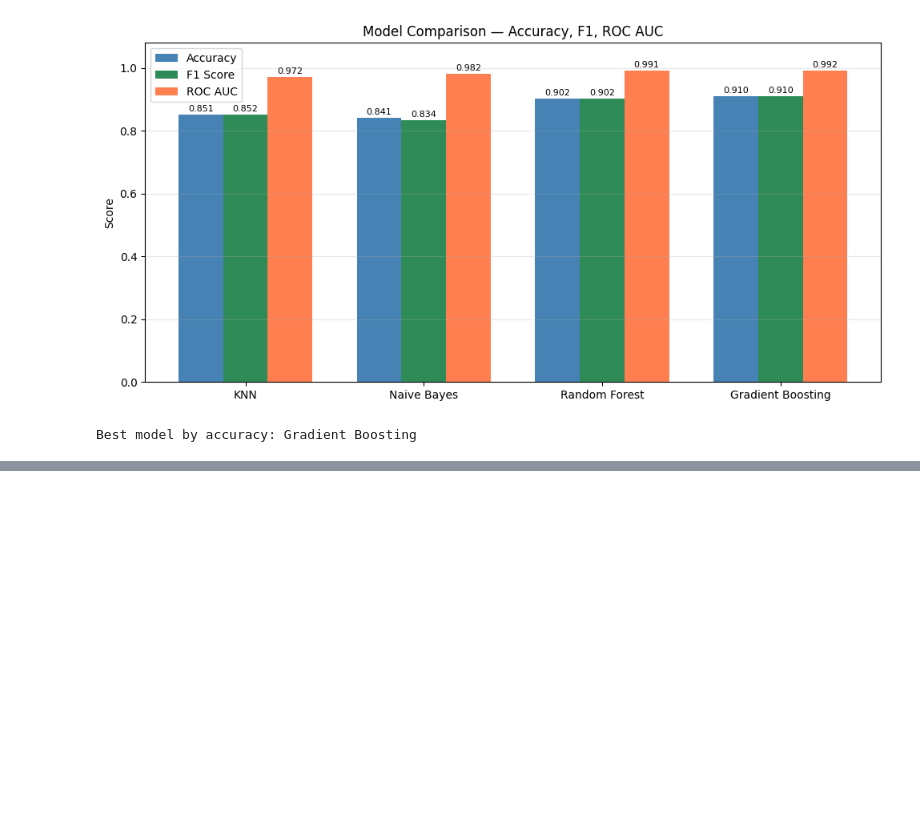
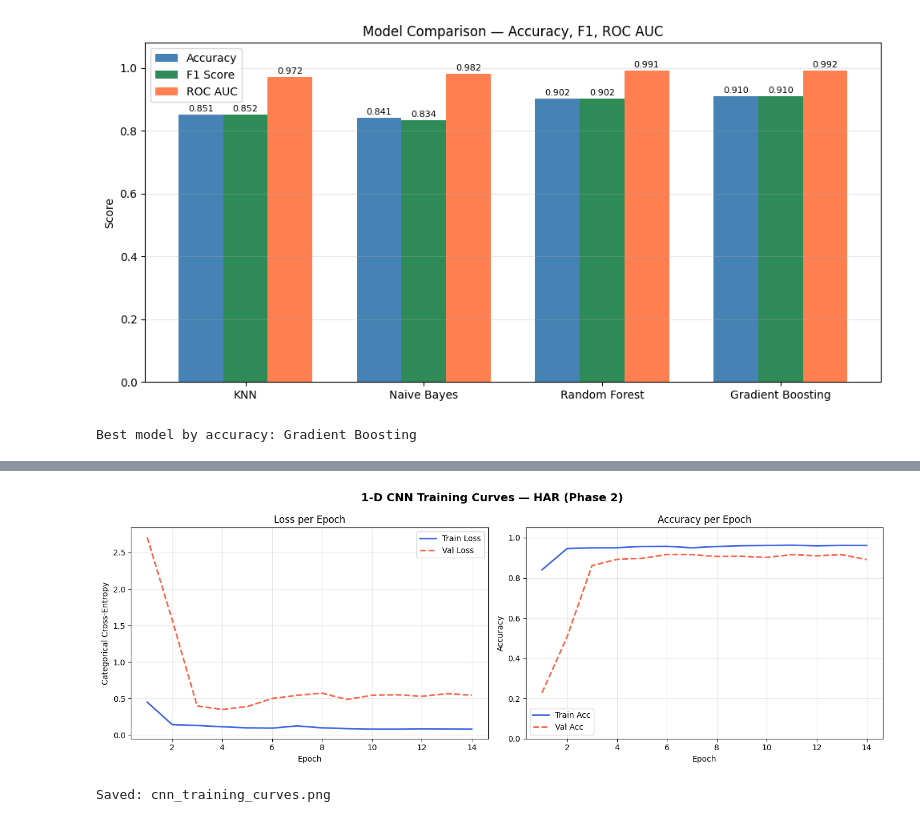
Before and after one commit to Eng0Abdo/Human-Activity-Recognition-Health-monitoring, a Jupyter notebook: project.ipynb, the cells around one changed output, grey strips where cells are left out. Saved outputs shown, nothing was run; the diff lists cells and outputs as text; code cells hidden in the pictures; blank space fills up the shorter version.

```diff
--- a/project.ipynb
+++ b/project.ipynb
@@ -22,7 +40,7 @@ All libraries imported successfully
 # %%
 def load_data():
     print('Loading UCI HAR Dataset...')
-    data_folder = 'C:\\Users\\workstation\\OneDrive\\Afbeeldingen\\library py\\fri_practice\\UCI HAR Dataset\\'
+    data_folder = '/content/UCI HAR Dataset/'
     features    = pd.read_csv(data_folder + 'features.txt', sep='\\s+', header=None, names=['id','name'])
     columnNames = features['name'].values
     labelsMap   = pd.read_csv(data_folder + 'activity_labels.txt', sep='\\s+', header=None, names=['id','activity_name'])
@@ -57,7 +75,7 @@ Test  shape : (2947, 564)
 # %%
 def load_inertial_signals(set_name):
     print(f'Loading raw signals for {set_name}...')
-    data_folder = f'C:\\Users\\workstation\\OneDrive\\Afbeeldingen\\library py\\fri_practice\\UCI HAR Dataset\\{set_name}/Inertial Signals/'
+    data_folder = f'/content/UCI HAR Dataset/{set_name}/Inertial Signals/'
     filenames = [
         'body_acc_x_','body_acc_y_','body_acc_z_',
         'body_gyro_x_','body_gyro_y_','body_gyro_z_',
@@ -537,0 +572,15 @@ Best model by accuracy: Gradient Boosting
+# %%
+le_cnn = LabelEncoder()
+
+y_train_cnn = le_cnn.fit_transform(train_data['Activity_Name'].values)
+y_test_cnn  = le_cnn.transform(test_data['Activity_Name'].values)
+
+NUM_CLASSES = len(le_cnn.classes_)
+
+
+y_train_oh = to_categorical(y_train_cnn, NUM_CLASSES)
+y_test_oh  = to_categorical(y_test_cnn,  NUM_CLASSES)
+
+print(f'X_train_raw : {X_train_raw.shape}  →  (samples, timesteps=128, channels=9)')
+print(f'y_train_oh  : {y_train_oh.shape}')
+print(f'Classes     : {list(le_cnn.classes_)}')
@@ -537,0 +735,32 @@ Best model by accuracy: Gradient Boosting
+# %%
+
+epochs_ran = range(1, len(history.history['loss']) + 1)
+
+fig, axes = plt.subplots(1, 2, figsize=(14, 5))
+fig.suptitle('1-D CNN Training Curves — HAR (Phase 2)', fontsize=14, fontweight='bold')
+
+
+axes[0].plot(epochs_ran, history.history['loss'],     'royalblue',  lw=2, label='Train Loss')
+axes[0].plot(epochs_ran, history.history['val_loss'], 'tomato',     lw=2, label='Val Loss', linestyle='--')
+axes[0].set_title('Loss per Epoch')
+axes[0].set_xlabel('Epoch')
+axes[0].set_ylabel('Categorical Cross-Entropy')
+axes[0].legend()
+axes[0].grid(True, alpha=0.3)
+
+axes[1].plot(epochs_ran, history.history['accuracy'],     'royalblue', lw=2, label='Train Acc')
+axes[1].plot(epochs_ran, history.history['val_accuracy'], 'tomato',    lw=2, label='Val Acc', linestyle='--')
+axes[1].set_title('Accuracy per Epoch')
+axes[1].set_xlabel('Epoch')
+axes[1].set_ylabel('Accuracy')
+axes[1].set_ylim(0, 1.05)
+axes[1].legend()
+axes[1].grid(True, alpha=0.3)
+
+plt.tight_layout()
+plt.savefig('cnn_training_curves.png', dpi=150, bbox_inches='tight')
+plt.show()
+print('Saved: cnn_training_curves.png')
+# %% [output]
+[figure, added]
+Saved: cnn_training_curves.png
```
Also changed, not shown: parts of 44 cells of this notebook.
